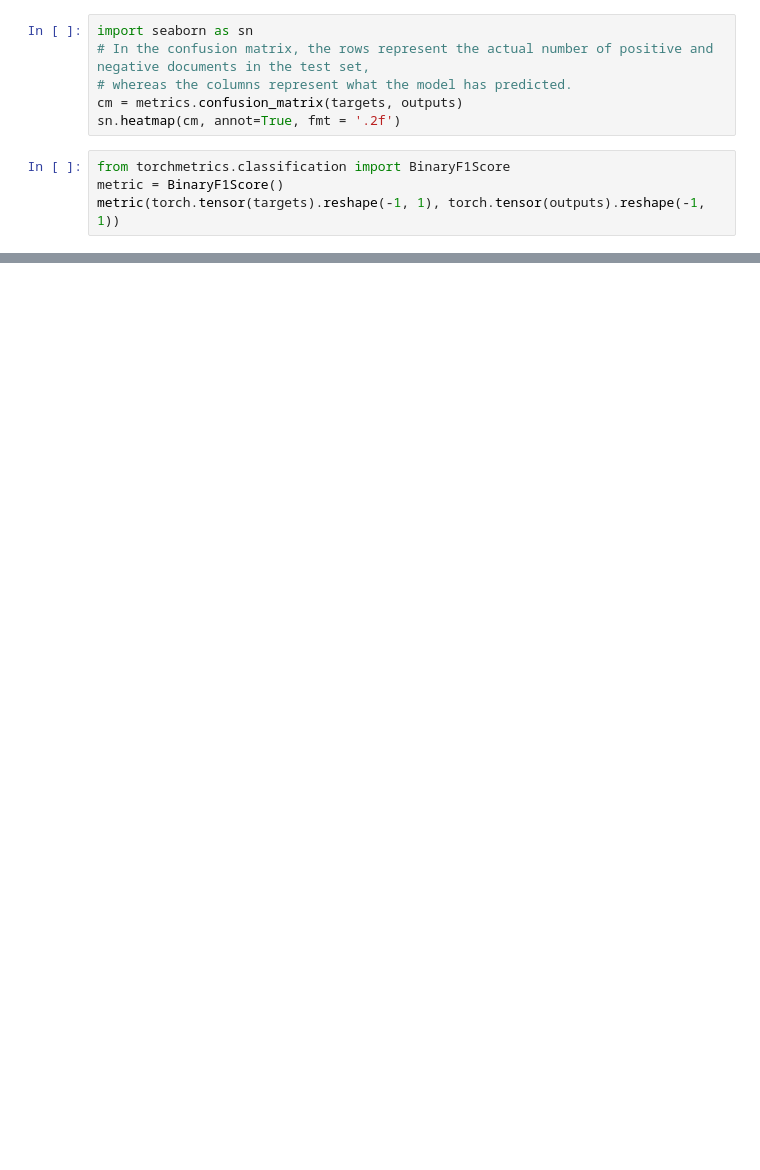
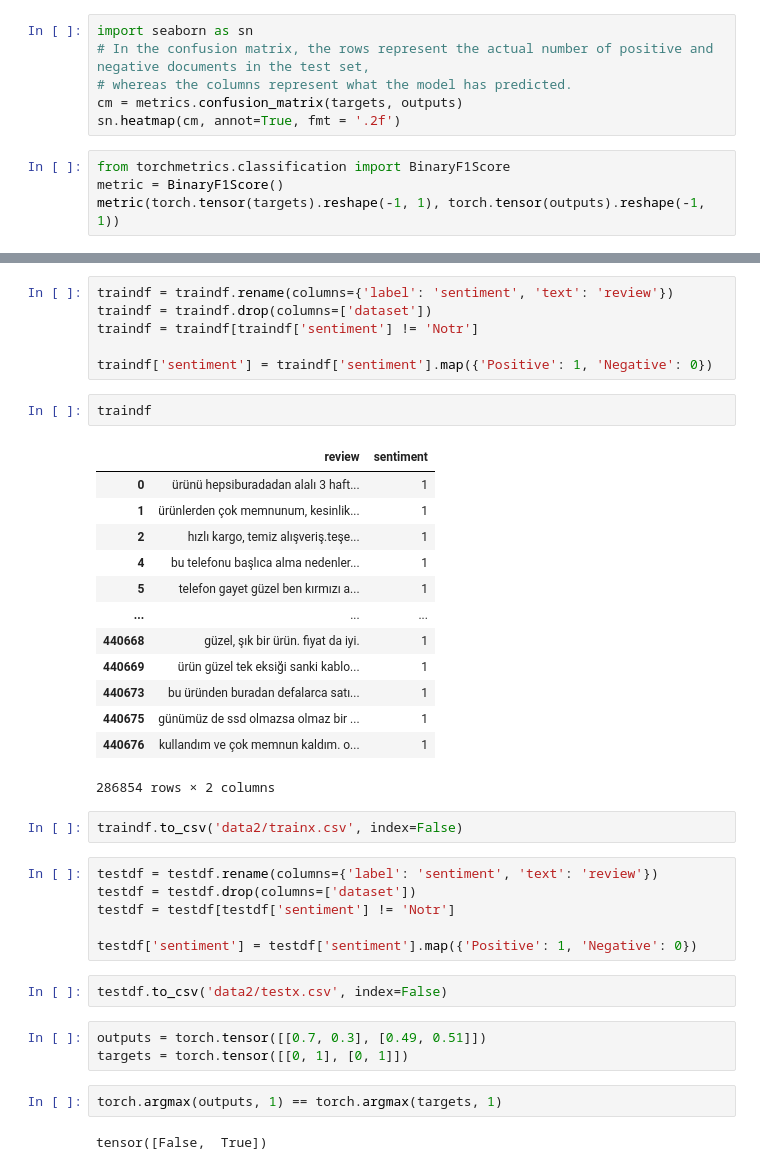
Before and after one commit to Turkish-Word-Embeddings/Word-Embeddings-Repository-for-Turkish, a Jupyter notebook: NLP/Sentiment Analysis/sentiment.ipynb, the cells around one changed output, grey strips where cells are left out. Saved outputs shown, nothing was run; the diff lists cells and outputs as text; blank space fills up the shorter version.

```diff
--- a/NLP/Sentiment Analysis/sentiment.ipynb
+++ b/NLP/Sentiment Analysis/sentiment.ipynb
@@ -288,0 +346,39 @@ metric(torch.tensor(targets).reshape(-1, 1), torch.tensor(outputs).reshape(-1, 1
+# %%
+traindf = traindf.rename(columns={'label': 'sentiment', 'text': 'review'})
+traindf = traindf.drop(columns=['dataset'])
+traindf = traindf[traindf['sentiment'] != 'Notr']
+
+traindf['sentiment'] = traindf['sentiment'].map({'Positive': 1, 'Negative': 0})
+# %%
+traindf
+# %% [output]
+|  | review | sentiment |
+| 0 | ürünü hepsiburadadan alalı 3 haft... | 1 |
+| 1 | ürünlerden çok memnunum, kesinlik... | 1 |
+| 2 | hızlı kargo, temiz alışveriş.teşe... | 1 |
+| 4 | bu telefonu başlıca alma nedenler... | 1 |
+| 5 | telefon gayet güzel ben kırmızı a... | 1 |
+| ... | ... | ... |
+| 440668 | güzel, şık bir ürün. fiyat da iyi. | 1 |
+| 440669 | ürün güzel tek eksiği sanki kablo... | 1 |
+| 440673 | bu üründen buradan defalarca satı... | 1 |
+| 440675 | günümüz de ssd olmazsa olmaz bir ... | 1 |
+| 440676 | kullandım ve çok memnun kaldım. o... | 1 |
+286854 rows × 2 columns
+# %%
+traindf.to_csv('data2/trainx.csv', index=False)
+# %%
+testdf = testdf.rename(columns={'label': 'sentiment', 'text': 'review'})
+testdf = testdf.drop(columns=['dataset'])
+testdf = testdf[testdf['sentiment'] != 'Notr']
+
+testdf['sentiment'] = testdf['sentiment'].map({'Positive': 1, 'Negative': 0})
+# %%
+testdf.to_csv('data2/testx.csv', index=False)
+# %%
+outputs = torch.tensor([[0.7, 0.3], [0.49, 0.51]])
+targets = torch.tensor([[0, 1], [0, 1]])
+# %%
+torch.argmax(outputs, 1) == torch.argmax(targets, 1)
+# %% [output]
+tensor([False,  True])
```
Also changed, not shown: parts of 13 cells of this notebook, 21 other files.
